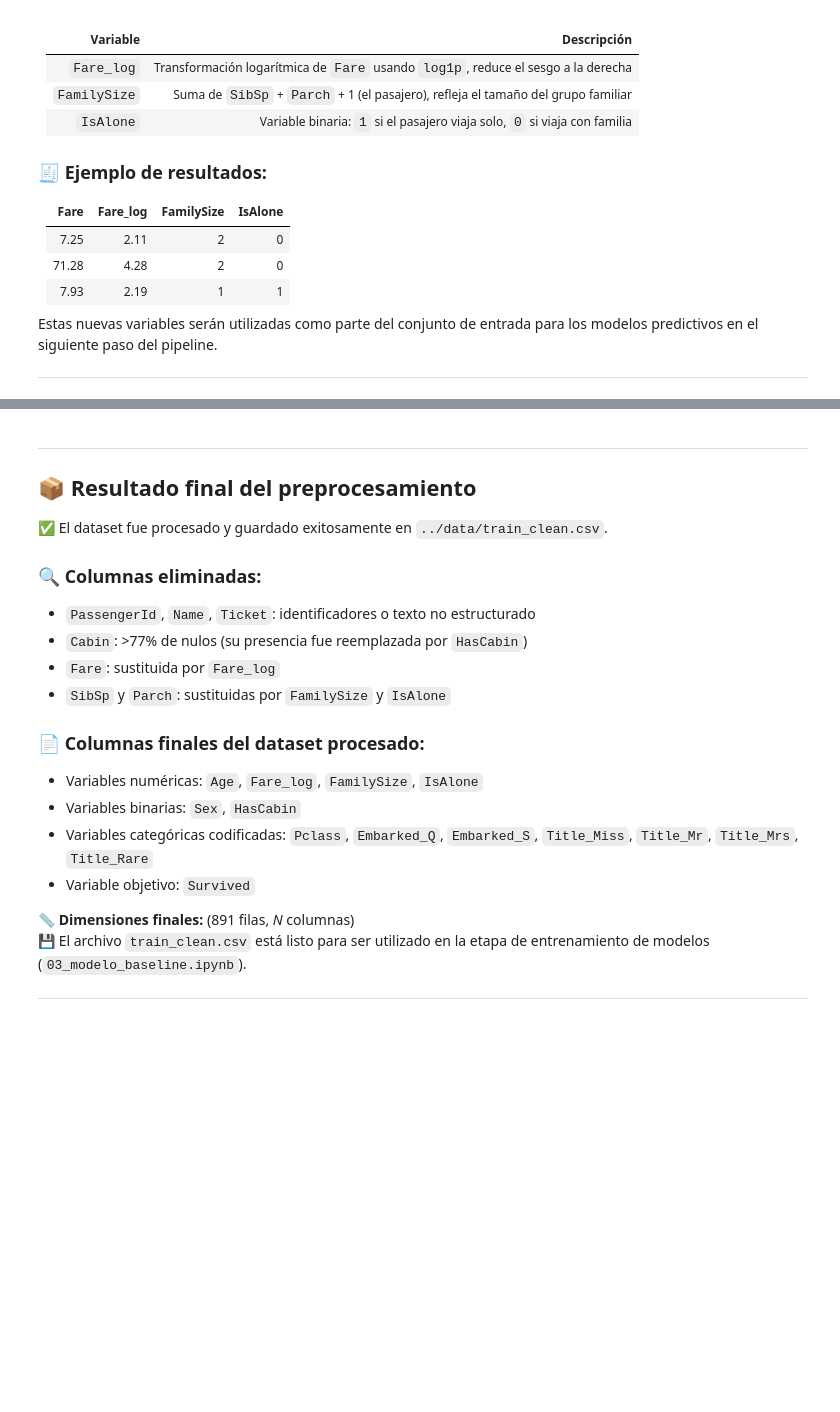
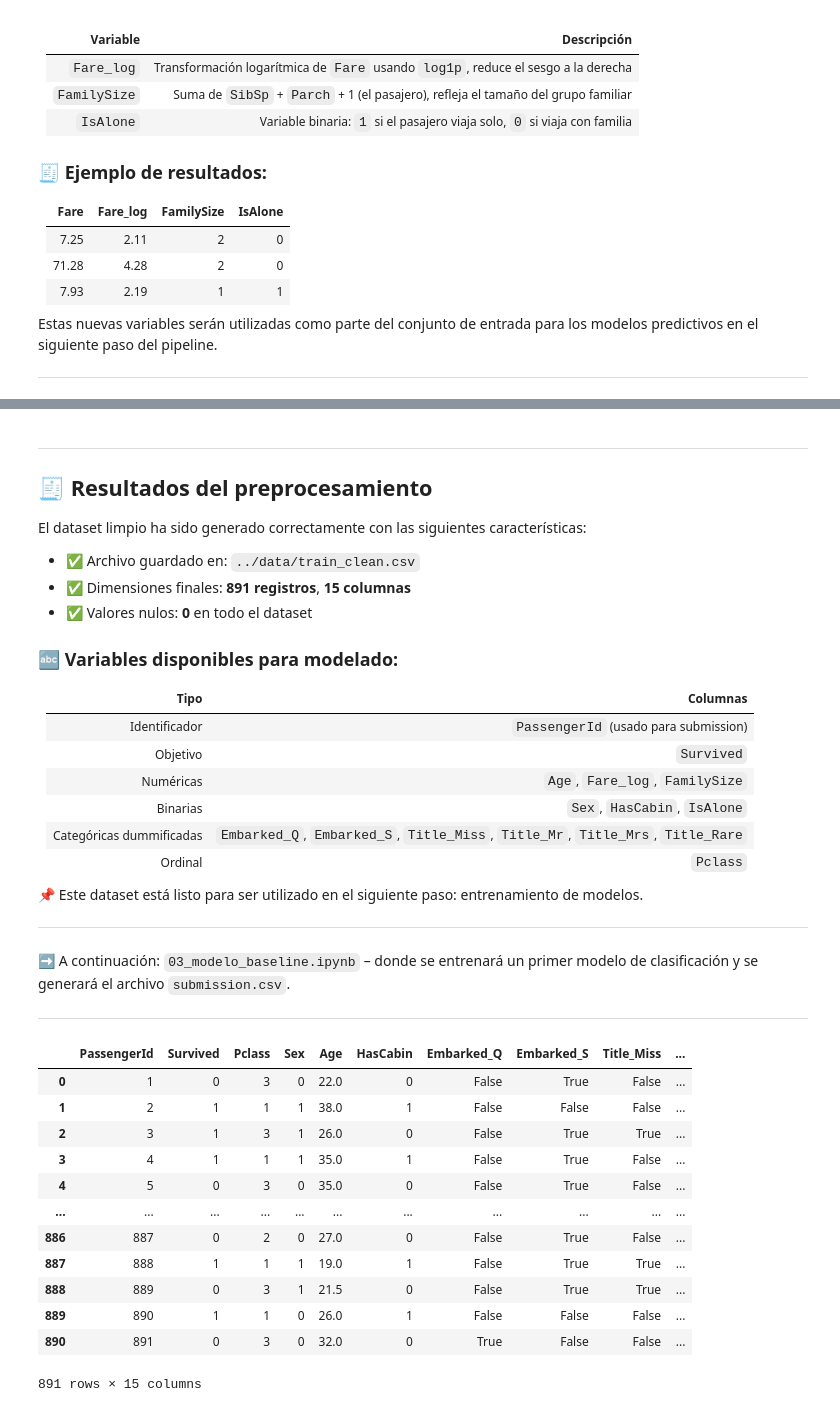
Before and after one commit to ajapontes/Titanic, a Jupyter notebook: notebooks/02b_preprocesamiento.ipynb, the cells around one changed output, grey strips where cells are left out. Cells and saved outputs as stored; diff of their text form; code cells hidden in the pictures; blank space fills up the shorter version.

Commit message:
Ajustando el preprocesamiento de los datos y el dataset de entrenamiento

```diff
--- a/notebooks/02b_preprocesamiento.ipynb
+++ b/notebooks/02b_preprocesamiento.ipynb
@@ -269,8 +270,8 @@ Luego, se guarda el DataFrame resultante como `train_clean.csv` en la carpeta `d
 
 ---
 # %%
-# 🧹 Eliminar columnas que no se usarán
-columnas_a_eliminar = ['PassengerId', 'Name', 'Ticket', 'Cabin', 'Fare', 'SibSp', 'Parch']
+# 🧹 Eliminar columnas innecesarias (se conserva PassengerId para el submission)
+columnas_a_eliminar = ['Name', 'Ticket', 'Cabin', 'Fare', 'SibSp', 'Parch']
 df.drop(columns=columnas_a_eliminar, inplace=True)
 
 # Guardar el dataset limpio
@@ -280,7 +281,8 @@ df.to_csv(ruta_salida, index=False)
 print(f"[INFO] Dataset preprocesado guardado en: {ruta_salida}")
 print(f"[INFO] Dimensiones finales: {df.shape}")
 
-# Listar las columnas
-print(df.columns)
+
+df.columns.tolist()  # Listar las columnas finales del DataFrame
+# Mostrar las primeras filas del DataFrame final
 # %% [output]
 [INFO] Dataset preprocesado guardado en: ../data/train_clean.csv
@@ -292,24 +305,45 @@ Index(['Survived', 'Pclass', 'Sex', 'Age', 'HasCabin', 'Embarked_Q',
 # %% [markdown]
 ---
 
-## 📦 Resultado final del preprocesamiento
+## 🧾 Resultados del preprocesamiento
 
-✅ El dataset fue procesado y guardado exitosamente en `../data/train_clean.csv`.
+El dataset limpio ha sido generado correctamente con las siguientes características:
 
-### 🔍 Columnas eliminadas:
-- `PassengerId`, `Name`, `Ticket`: identificadores o texto no estructurado
-- `Cabin`: >77% de nulos (su presencia fue reemplazada por `HasCabin`)
-- `Fare`: sustituida por `Fare_log`
-- `SibSp` y `Parch`: sustituidas por `FamilySize` y `IsAlone`
+- ✅ Archivo guardado en: `../data/train_clean.csv`
+- ✅ Dimensiones finales: **891 registros**, **15 columnas**
+- ✅ Valores nulos: **0** en todo el dataset
 
-### 📄 Columnas finales del dataset procesado:
+### 🔤 Variables disponibles para modelado:
 
-- Variables numéricas: `Age`, `Fare_log`, `FamilySize`, `IsAlone`
-- Variables binarias: `Sex`, `HasCabin`
-- Variables categóricas codificadas: `Pclass`, `Embarked_Q`, `Embarked_S`, `Title_Miss`, `Title_Mr`, `Title_Mrs`, `Title_Rare`
-- Variable objetivo: `Survived`
+| Tipo             | Columnas                                                                                |
+|------------------|------------------------------------------------------------------------------------------|
+| Identificador    | `PassengerId` (usado para submission)                                                   |
+| Objetivo         | `Survived`                                                                              |
+| Numéricas        | `Age`, `Fare_log`, `FamilySize`                                                         |
+| Binarias         | `Sex`, `HasCabin`, `IsAlone`                                                            |
+| Categóricas dummificadas | `Embarked_Q`, `Embarked_S`, `Title_Miss`, `Title_Mr`, `Title_Mrs`, `Title_Rare` |
+| Ordinal          | `Pclass`                                                                                |
 
-📏 **Dimensiones finales:** (891 filas, *N* columnas)
-💾 El archivo `train_clean.csv` está listo para ser utilizado en la etapa de entrenamiento de modelos (`03_modelo_baseline.ipynb`).
+📌 Este dataset está listo para ser utilizado en el siguiente paso: entrenamiento de modelos.
 
 ---
+
+➡️ A continuación: `03_modelo_baseline.ipynb` – donde se entrenará un primer modelo de clasificación y se generará el archivo `submission.csv`.
+
+---
+# %%
+df
+# %% [output]
+|  | PassengerId | Survived | Pclass | Sex | Age | HasCabin | Embarked_Q | Embarked_S | Title_Miss | ... |
+| 0 | 1 | 0 | 3 | 0 | 22.0 | 0 | False | True | False | ... |
+| 1 | 2 | 1 | 1 | 1 | 38.0 | 1 | False | False | False | ... |
+| 2 | 3 | 1 | 3 | 1 | 26.0 | 0 | False | True | True | ... |
+| 3 | 4 | 1 | 1 | 1 | 35.0 | 1 | False | True | False | ... |
+| 4 | 5 | 0 | 3 | 0 | 35.0 | 0 | False | True | False | ... |
+| ... | ... | ... | ... | ... | ... | ... | ... | ... | ... | ... |
+| 886 | 887 | 0 | 2 | 0 | 27.0 | 0 | False | True | False | ... |
+| 887 | 888 | 1 | 1 | 1 | 19.0 | 1 | False | True | True | ... |
+| 888 | 889 | 0 | 3 | 1 | 21.5 | 0 | False | True | True | ... |
+| 889 | 890 | 1 | 1 | 0 | 26.0 | 1 | False | False | False | ... |
+| 890 | 891 | 0 | 3 | 0 | 32.0 | 0 | True | False | False | ... |
+891 rows × 15 columns
```
Also changed, not shown: parts of 2 cells of this notebook, 1 other file.
